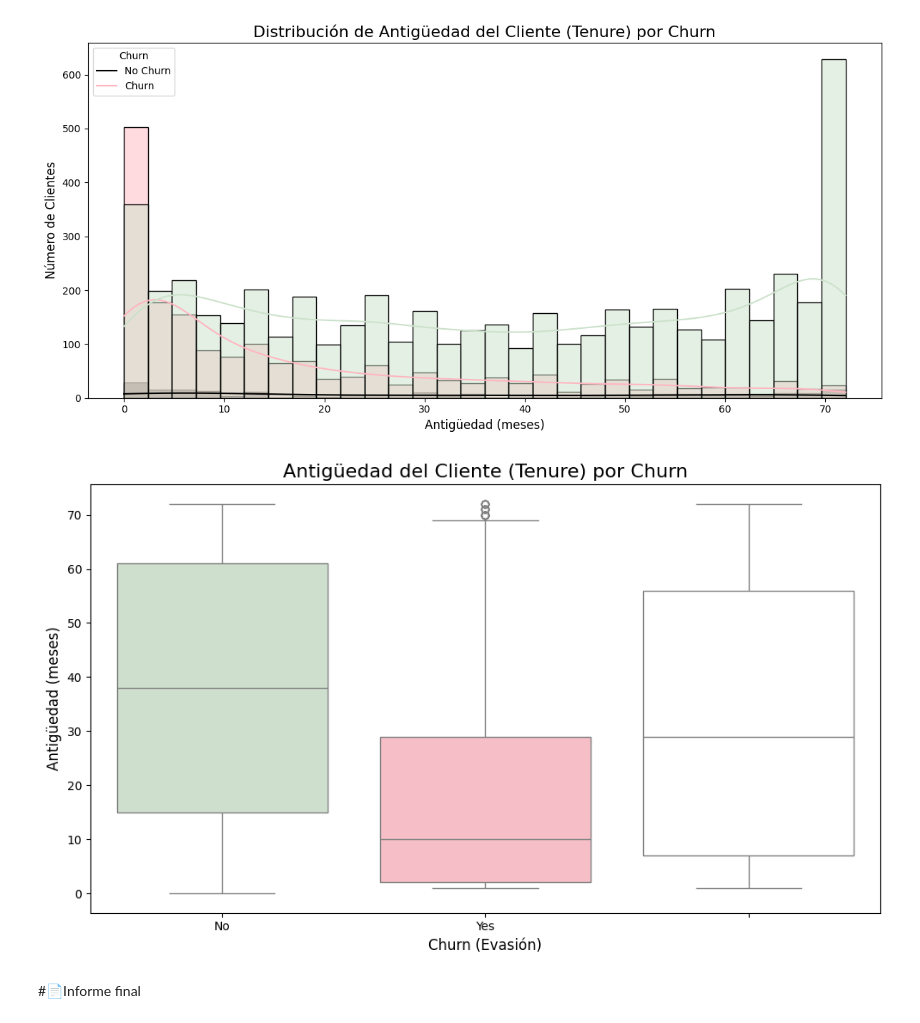
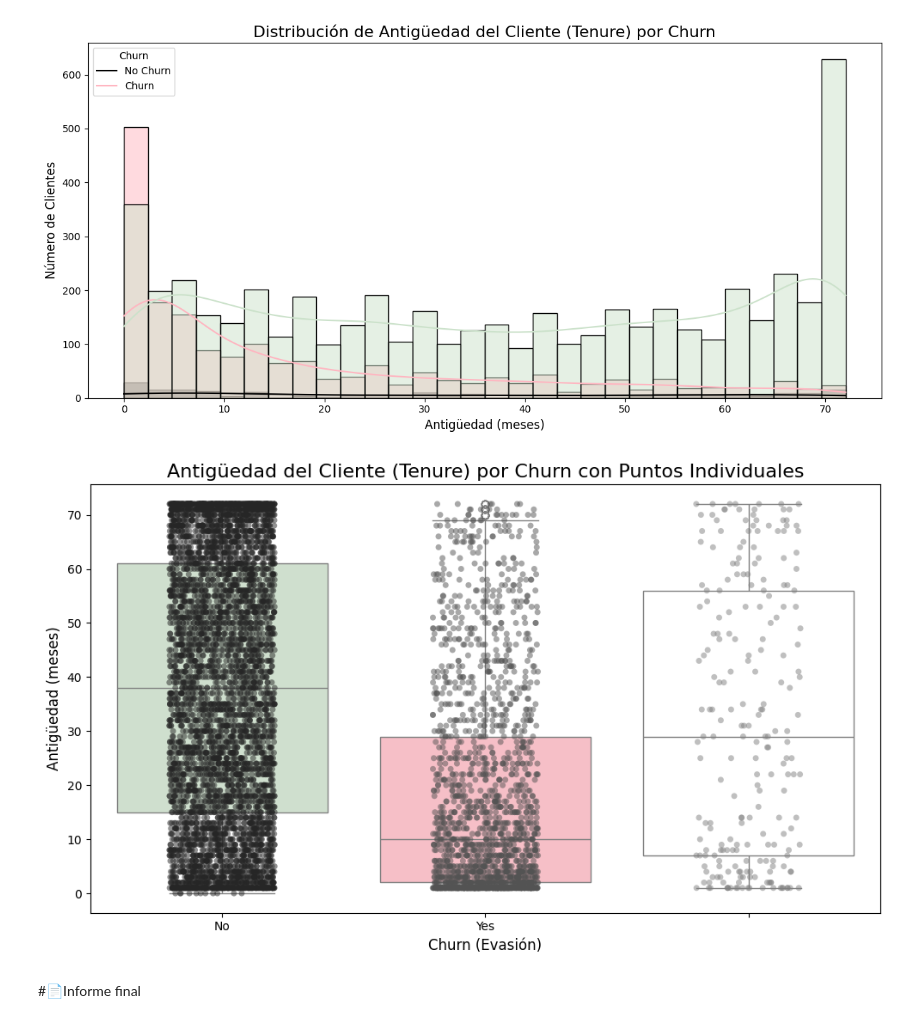
Before and after one commit to PamelaEnriques13/Caso-Telecom-X-Alura-Latam-, a Jupyter notebook: Challenge_CASO_TelecomX.ipynb, the cells around one changed output. Drawn from its saved outputs; the diff is of its cells as text; code cells hidden in the pictures.

```diff
--- a/Challenge_CASO_TelecomX.ipynb
+++ b/Challenge_CASO_TelecomX.ipynb
@@ -389,14 +386,15 @@ plt.show()
 # %%
 # BOXPLOT para 'tenure' por Churn
 plt.figure(figsize=(10, 6))
 sns.boxplot(data=telecom, x='Churn', y='tenure', hue='Churn', palette=colores_churn_numerico, legend=False)
-plt.title('Antigüedad del Cliente (Tenure) por Churn', fontsize=16)
+sns.stripplot(data=telecom, x='Churn', y='tenure', hue='Churn', palette='dark:gray', jitter=0.2, alpha=0.5, legend=False)
+plt.title('Antigüedad del Cliente (Tenure) por Churn con Puntos Individuales', fontsize=16)
 plt.xlabel('Churn (Evasión)', fontsize=12)
 plt.ylabel('Antigüedad (meses)', fontsize=12)
 plt.tight_layout()
 plt.show()
 # %% [output]
-[figure, old version]
+[figure, new version]
 # %% [markdown]
 #📄Informe final
 # %% [markdown]
```
Also changed, not shown: parts of 1 cell of this notebook.
